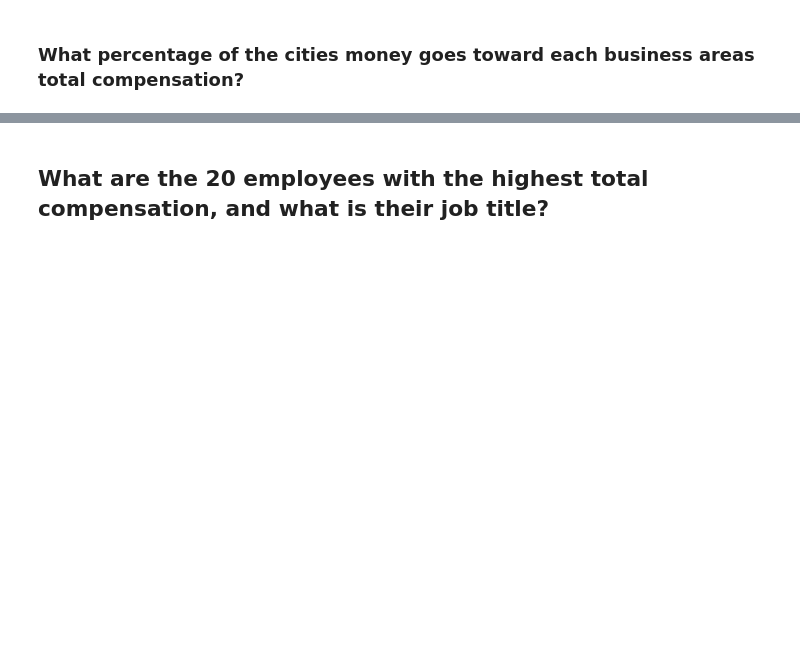
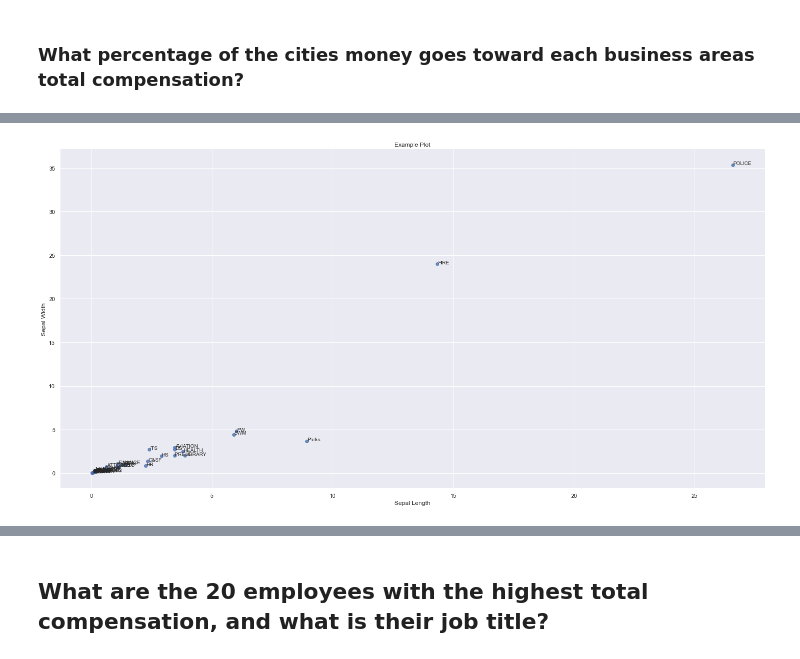
Before and after one commit to danschumac1/COSA_City_Compensation_2021, a Jupyter notebook: CityComp_Code.ipynb, the cells around one changed output, grey strips where cells are left out. Saved outputs shown, nothing was run; the diff lists cells and outputs as text; code cells hidden in the pictures; blank space fills up the shorter version.

Commit message:
added recording flag, added jupyter lite flag, made tags column, made graphs of % vs %m

```diff
--- a/CityComp_Code.ipynb
+++ b/CityComp_Code.ipynb
@@ -487,0 +606,2 @@ perc_per_ba
+# %%
+comparepercentages['difference'] = (comparepercentages['p_of_total_compensation']-comparepercentages['p_of_total_employment'])
@@ -487,0 +618,31 @@ perc_per_ba
+# %%
+comparepercentages.reset_index(inplace=True)
+# %%
+comparepercentages.sort_values('difference',inplace=True)
+# %%
+comparepercentages['BA_tags'] =  comparepercentages['business_area'].map(BA_tags)
+# %%
+ax = sns.lmplot(x='p_of_total_employment', # Horizontal axis
+           y='p_of_total_compensation', # Vertical axis
+           data=comparepercentages, # Data source
+           fit_reg=False, # Don't fix a regression line
+           height = 10,
+           aspect =2 ) # size and dimension
+
+def label_point(x, y, val, ax):
+    a = pd.concat({'x': x, 'y': y, 'val': val}, axis=1)
+    for i, point in a.iterrows():
+        ax.text(point['x']+.02, point['y'], str(point['val']))
+
+plt.title('Example Plot')
+# Set x-axis label
+plt.xlabel('Sepal Length')
+# Set y-axis label
+plt.ylabel('Sepal Width')
+
+label_point(x=comparepercentages.p_of_total_employment,
+            y=comparepercentages.p_of_total_compensation,
+            val=comparepercentages.BA_tags,
+            ax=plt.gca())
+# %% [output]
+[figure, added]
```
Also changed, not shown: parts of 87 cells of this notebook.
